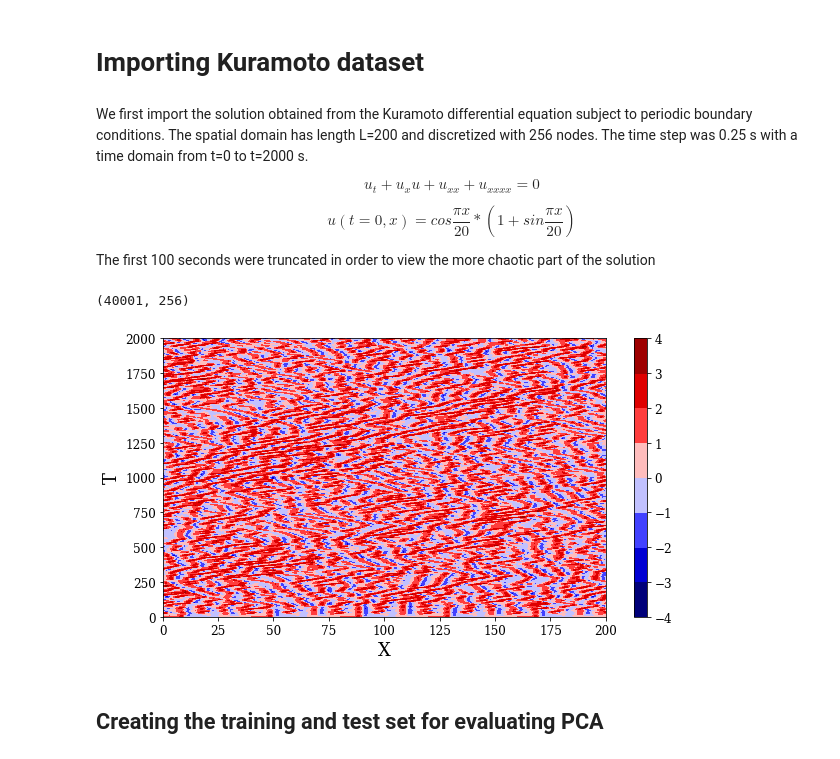
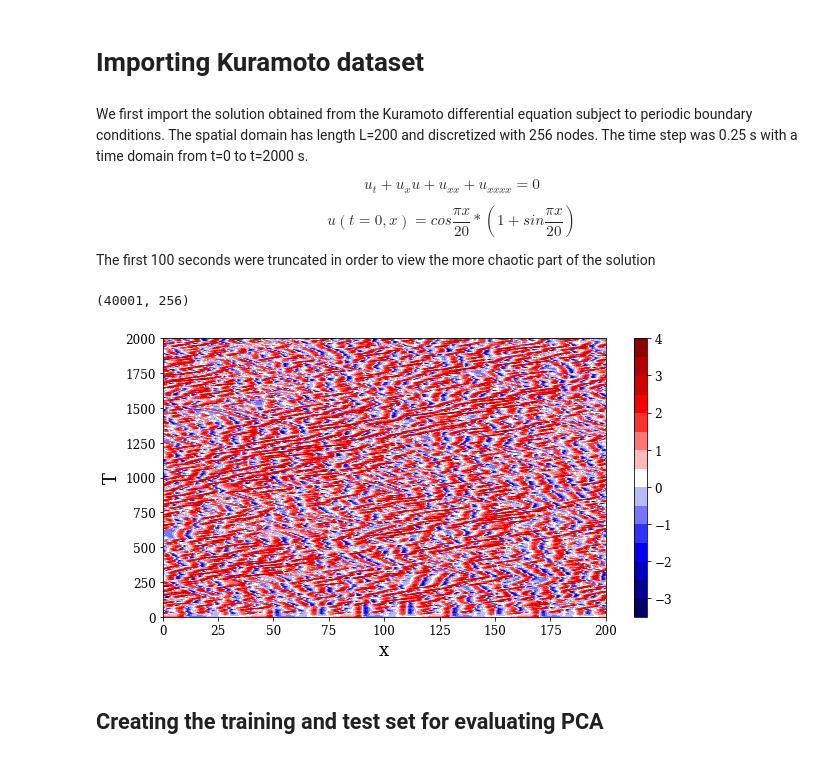
Before and after one commit to pirao/Reduced-order-models-ROMS-, a Jupyter notebook: POD_Kuramoto.ipynb, the cells around one changed output. Saved outputs shown, nothing was run; the diff lists cells and outputs as text; code cells hidden in the pictures.

```diff
--- a/POD_Kuramoto.ipynb
+++ b/POD_Kuramoto.ipynb
@@ -26,13 +26,11 @@ plt.rcParams.update({
 # %% [markdown]
 We first import the solution obtained from the Kuramoto differential equation subject to periodic boundary conditions. The spatial domain has length L=200 and discretized with 256 nodes. The time step was 0.25 s with a time domain from t=0 to t=2000 s.
 
-\begin{equation}
-u_t + u_x u + u_{xx} + u_{xxxx}=0 \tag{3}
-\end{equation}
+$$ u_t + u_x u + u_{xx} + u_{xxxx}=0 \tag{1}$$
 
-\begin{equation}
-u(t=0,x) = cos \frac{\pi x}{20}*(1+sin\frac{\pi x}{20})
-\end{equation}
+
+$$ u(t=0,x) = cos \frac{\pi x}{20}*(1+sin\frac{\pi x}{20})  \tag{2}$$
+
 
 The first 100 seconds were truncated in order to view the more chaotic part of the solution
 # %%
@@ -46,14 +44,14 @@ X.shape
 # %%
 fig, ax = plt.subplots(figsize=(9, 5))
 
-surf = ax.contourf(X, T, U, 15, cmap=plt.get_cmap("seismic"))
+surf = plt.contourf(X, T, U,15, cmap=plt.get_cmap("seismic"))
 
-plt.colorbar()
-plt.xlabel('X')
+plt.colorbar(surf)
+plt.xlabel('x')
 plt.ylabel('T')
 plt.tight_layout()
 # %% [output]
-[figure, old version]
+[figure, new version]
 # %%
 # Taking out the first 100 seconds of data to avoid any transients
 
```
Also changed, not shown: parts of 6 cells of this notebook, 1 other file.
